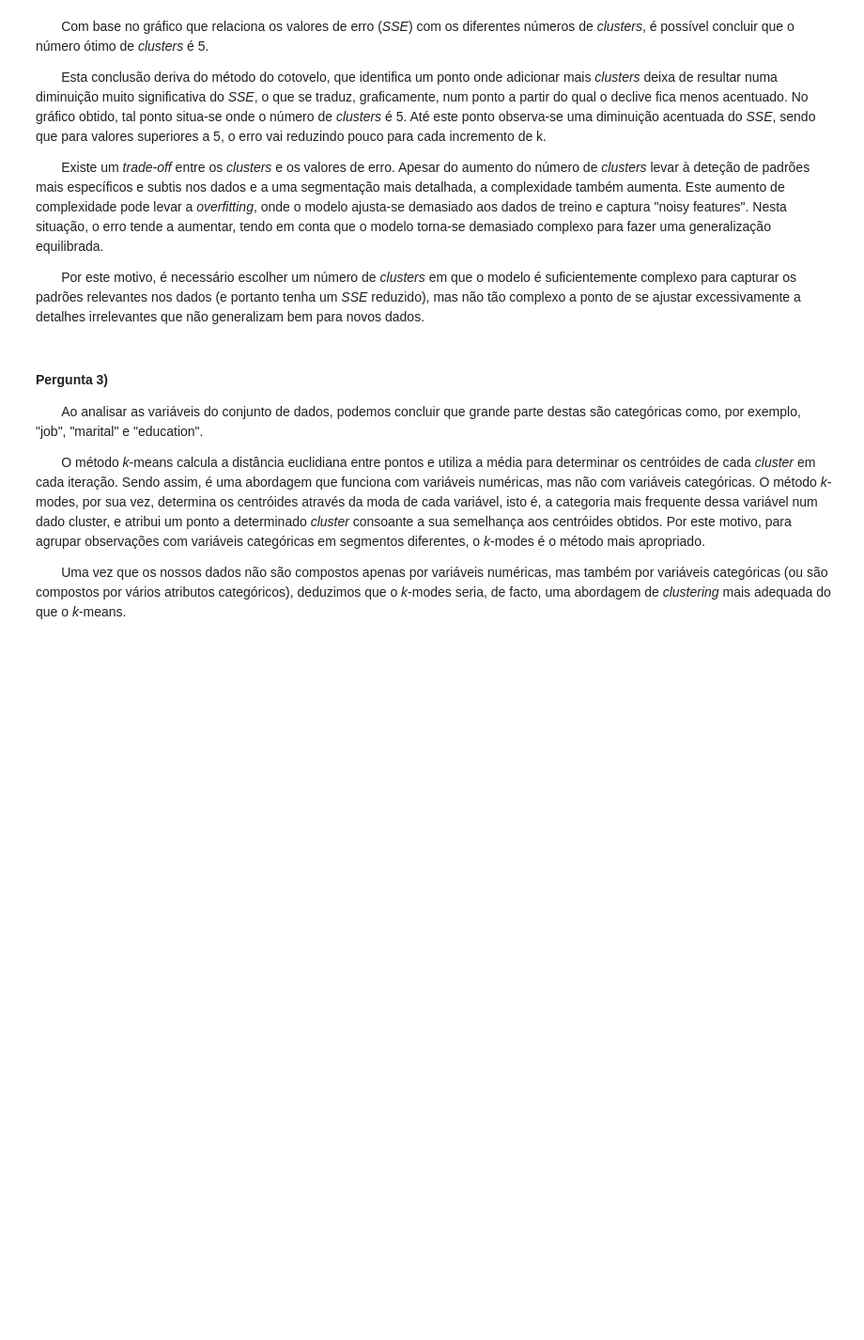
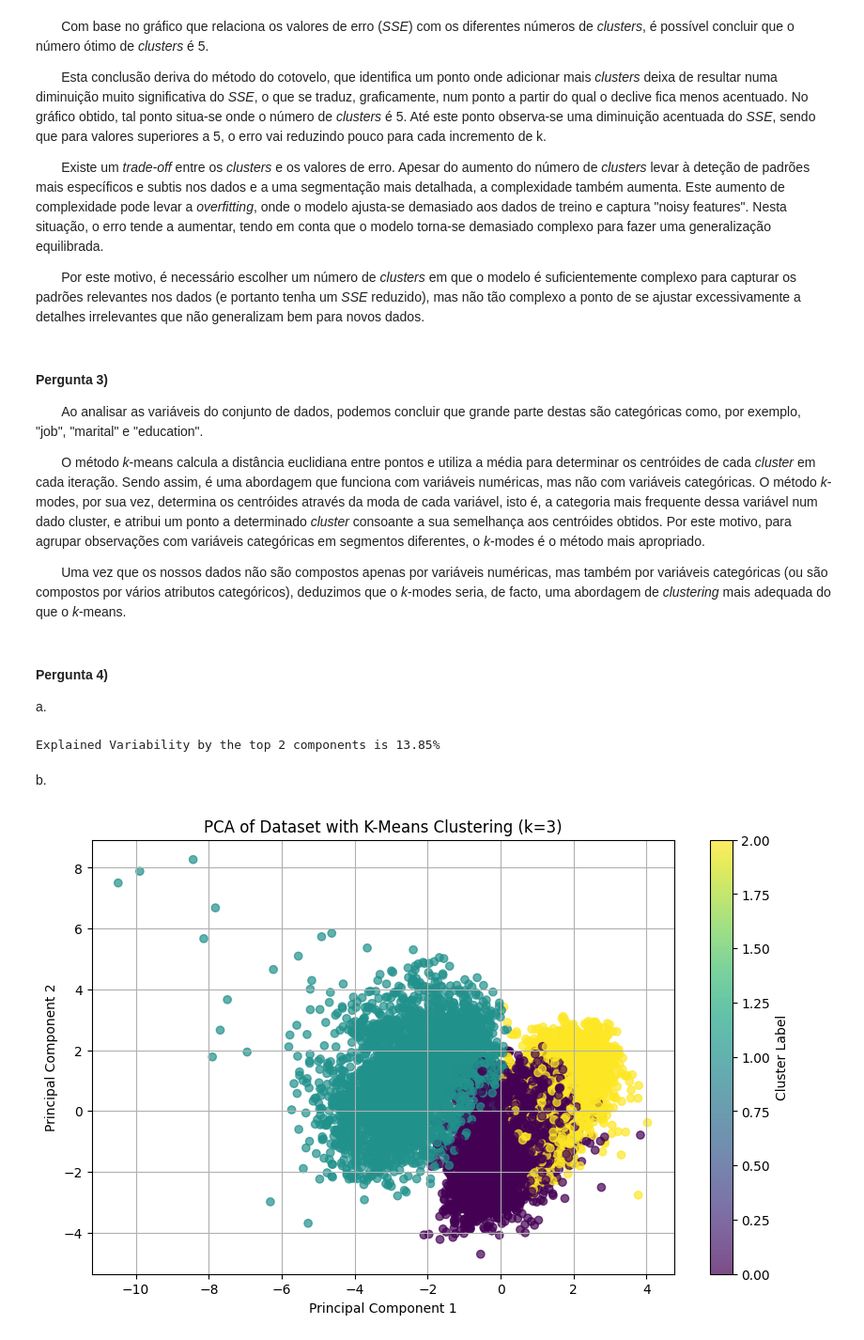
Before and after one commit to leocfig/Apren-24-25, a Jupyter notebook: HW4/G041.ipynb, the cells around one changed output. Shown: that part at 94% size. Cells and saved outputs as stored; diff of their text form; code cells hidden in the pictures; blank space fills up the shorter version.

```diff
--- a/HW4/G041.ipynb
+++ b/HW4/G041.ipynb
@@ -87,3 +87,55 @@ mais detalhada, a complexidade também aumenta. Este aumento de complexidade pod
 &nbsp;&nbsp;&nbsp;&nbsp;&nbsp;&nbsp;&nbsp;O método *k*-means calcula a distância euclidiana entre pontos e utiliza a média para determinar os centróides de cada *cluster* em cada iteração. Sendo assim, é uma abordagem que funciona com variáveis numéricas, mas não com variáveis categóricas. O método *k*-modes, por sua vez, determina os centróides através da moda de cada variável, isto é, a categoria mais frequente dessa variável num dado cluster, e atribui um ponto a determinado *cluster* consoante a sua semelhança aos centróides obtidos. Por este motivo, para agrupar observações com variáveis categóricas em segmentos diferentes, o *k*-modes é o método mais apropriado.
 
 &nbsp;&nbsp;&nbsp;&nbsp;&nbsp;&nbsp;&nbsp;Uma vez que os nossos dados não são compostos apenas por variáveis numéricas, mas também por variáveis categóricas (ou são compostos por vários atributos categóricos), deduzimos que o *k*-modes seria, de facto, uma abordagem de *clustering* mais adequada do que o *k*-means.
+# %% [markdown]
+#### Pergunta 4)
+a.
+# %%
+import pandas as pd
+from sklearn.preprocessing import StandardScaler
+from sklearn.decomposition import PCA
+import matplotlib.pyplot as plt
+
+# Load the dataset
+df = pd.read_csv('accounts.csv')
+
+# Change the feature type from categorical to numerical
+data = pd.get_dummies(df, drop_first=True)
+
+# Normalize the data using StandardScaler
+scaler = StandardScaler()
+scaled_data = scaler.fit_transform(data)
+
+# Initialize PCA
+pca = PCA(n_components=2)
+
+# Fit PCA to scaled data
+pca_result = pca.fit_transform(scaled_data)
+
+explained_variance = pca.explained_variance_ratio_
+total_variability = (explained_variance[0] + explained_variance[1])*100     # percentage
+
+print(f"Explained Variability by the top 2 components is {total_variability:.2f}%")
+# %% [output]
+Explained Variability by the top 2 components is 13.85%
+# %% [markdown]
+b.
+# %%
+from sklearn.cluster import KMeans
+
+# Apply k-means clustering
+k = 3
+kmeans = KMeans(n_clusters=k, max_iter=500, random_state=42, init='random')
+clusters = kmeans.fit_predict(scaled_data)
+
+# Create a scatter plot
+plt.figure(figsize=(10, 6))
+plt.scatter(pca_result[:, 0], pca_result[:, 1], c=clusters, cmap='viridis', alpha=0.7)
+plt.title('PCA of Dataset with K-Means Clustering (k=3)')
+plt.xlabel('Principal Component 1')
+plt.ylabel('Principal Component 2')
+plt.colorbar(label='Cluster Label')
+plt.grid()
+plt.show()
+# %% [output]
+[figure, added]
```
Also changed, not shown: parts of 1 cell of this notebook.
